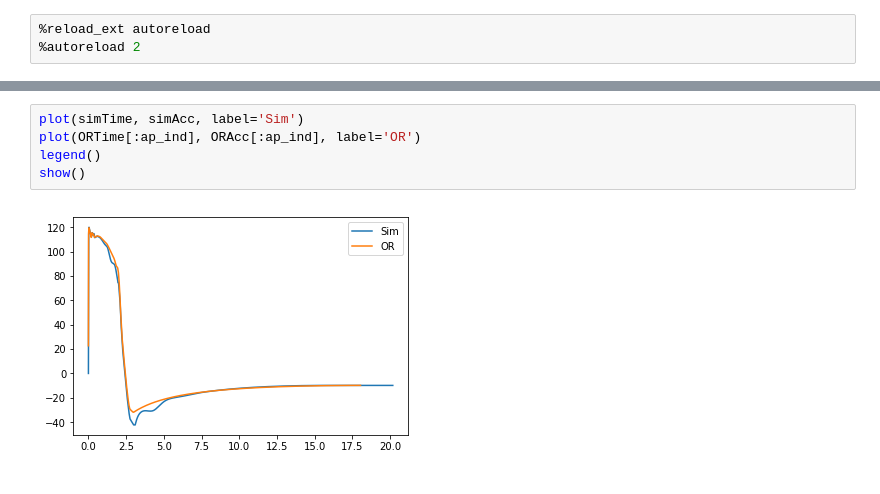
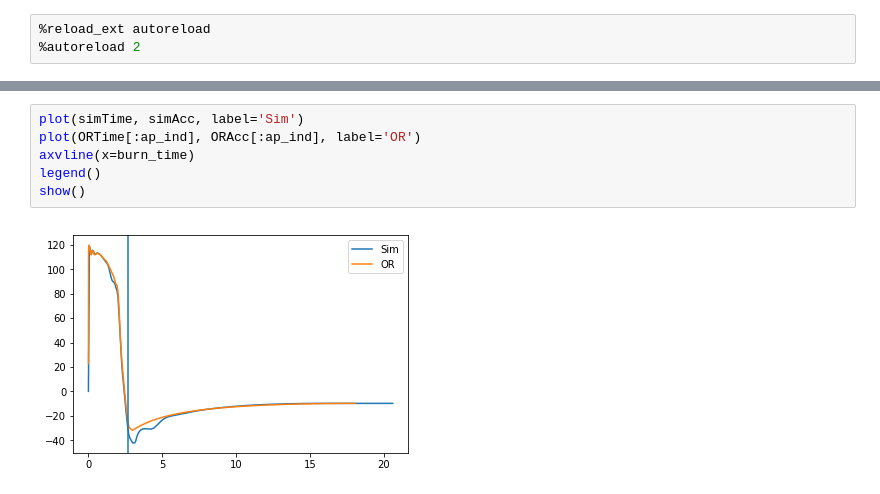
Before and after one commit to UCSC-Rocket-Club/ADAS, a Jupyter notebook: RunSimulation.ipynb, the cells around one changed output, grey strips where cells are left out. Saved outputs shown, nothing was run; the diff lists cells and outputs as text.

```diff
--- a/RunSimulation.ipynb
+++ b/RunSimulation.ipynb
@@ -71,7 +77,8 @@ show()
 # %%
 plot(simTime, simAcc, label='Sim')
 plot(ORTime[:ap_ind], ORAcc[:ap_ind], label='OR')
+axvline(x=burn_time)
 legend()
 show()
 # %% [output]
-[figure, old version]
+[figure, new version]
```
Also changed, not shown: parts of 5 cells of this notebook, 2 other files.
